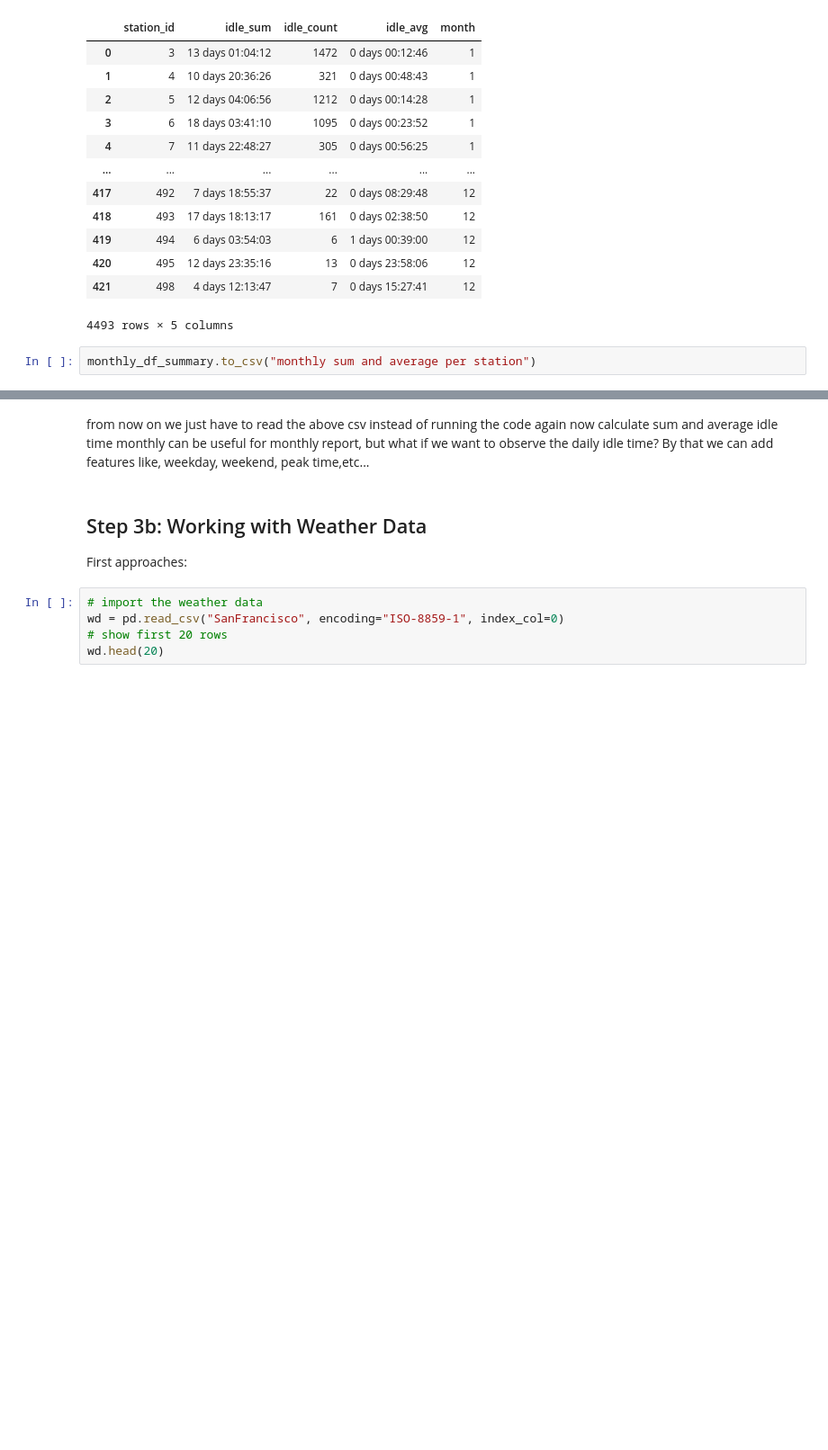
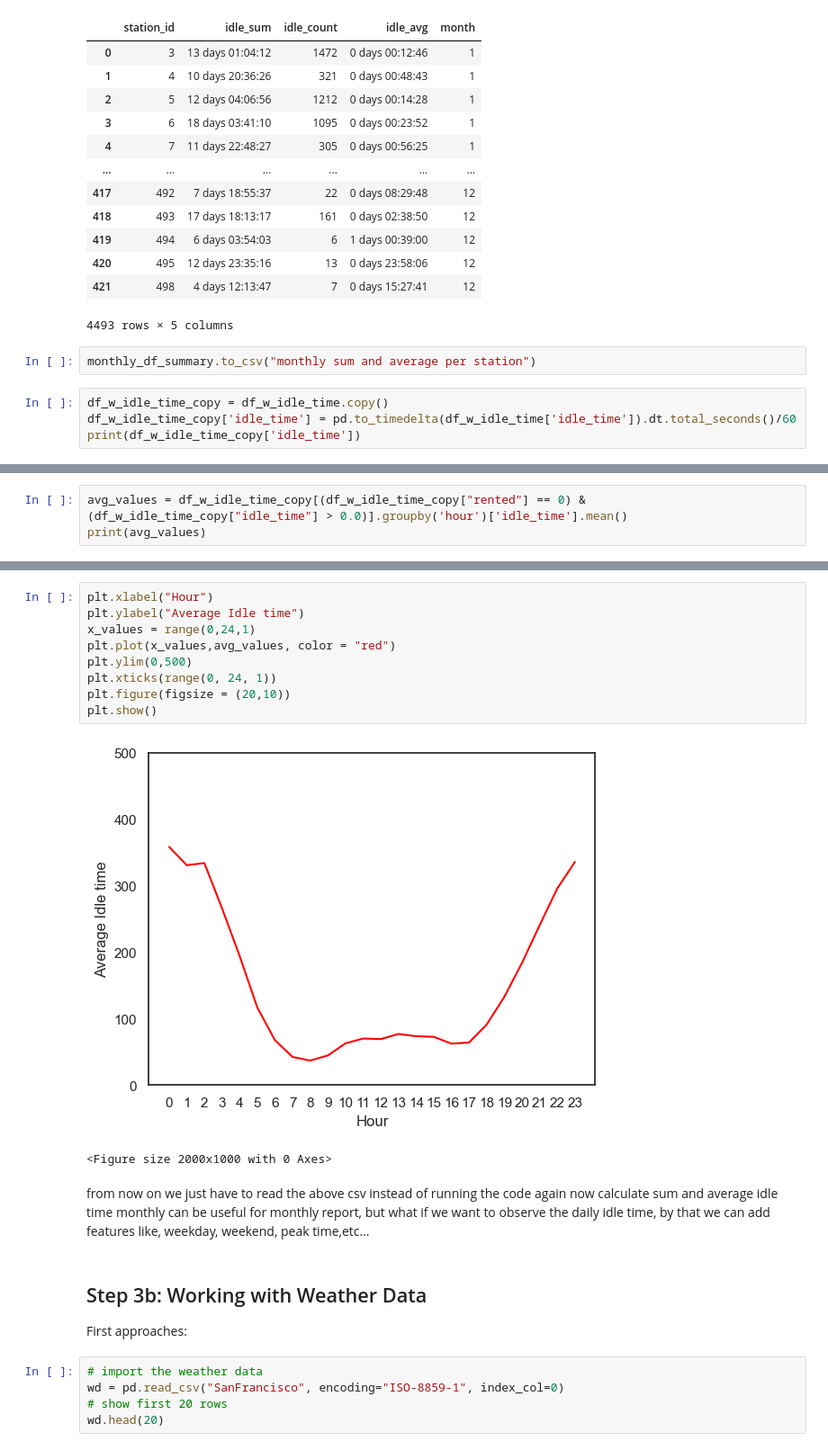
Before and after one commit to Ppkhanh/The-Learning-Machines, a Jupyter notebook: DataPrepVer1.ipynb, the cells around one changed output, grey strips where cells are left out. Shown at 90% size. Drawn from its saved outputs; the diff is of its cells as text; blank space fills up the shorter version.

```diff
--- a/DataPrepVer1.ipynb
+++ b/DataPrepVer1.ipynb
@@ -481,3 +468,7 @@ monthly_df_summary
 4493 rows × 5 columns
 # %%
 monthly_df_summary.to_csv("monthly sum and average per station")
+# %%
+df_w_idle_time_copy = df_w_idle_time.copy()
+df_w_idle_time_copy['idle_time'] = pd.to_timedelta(df_w_idle_time['idle_time']).dt.total_seconds()/60
+print(df_w_idle_time_copy['idle_time'])
@@ -483,0 +540,3 @@ monthly_df_summary.to_csv("monthly sum and average per station")
+# %%
+avg_values = df_w_idle_time_copy[(df_w_idle_time_copy["rented"] == 0) & (df_w_idle_time_copy["idle_time"] > 0.0)].groupby('hour')['idle_time'].mean()
+print(avg_values)
@@ -484,6 +561,18 @@ monthly_df_summary.to_csv("monthly sum and average per station")
+# %%
+plt.xlabel("Hour")
+plt.ylabel("Average Idle time")
+x_values = range(0,24,1)
+plt.plot(x_values,avg_values, color = "red")
+plt.ylim(0,500)
+plt.xticks(range(0, 24, 1))
+plt.figure(figsize = (20,10))
+plt.show()
+# %% [output]
+[figure, added]
+<Figure size 2000x1000 with 0 Axes>
 # %% [markdown]
 from now on we just have to read the above csv instead of running the code again
-now calculate sum and average idle time monthly can be useful for monthly report, but what if we want to observe the daily idle time?  By that we can add features like, weekday, weekend, peak time,etc...
+now calculate sum and average idle time monthly can be useful for monthly report, but what if we want to observe the daily idle time, by that we can add features like, weekday, weekend, peak time,etc...
 # %% [markdown]
 ## Step 3b: Working with Weather Data
 
```
Also changed, not shown: parts of 15 cells of this notebook.
